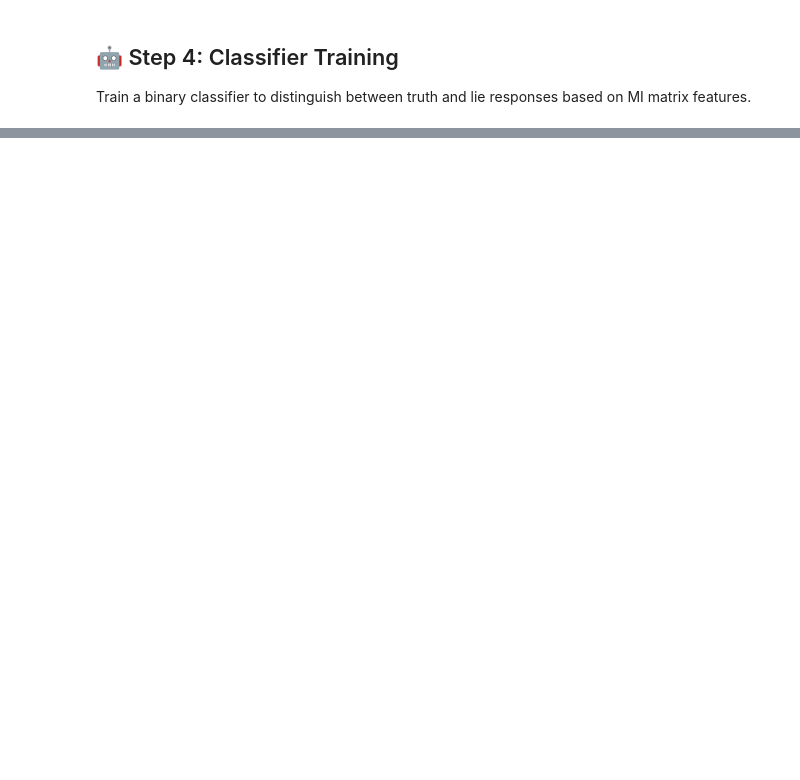
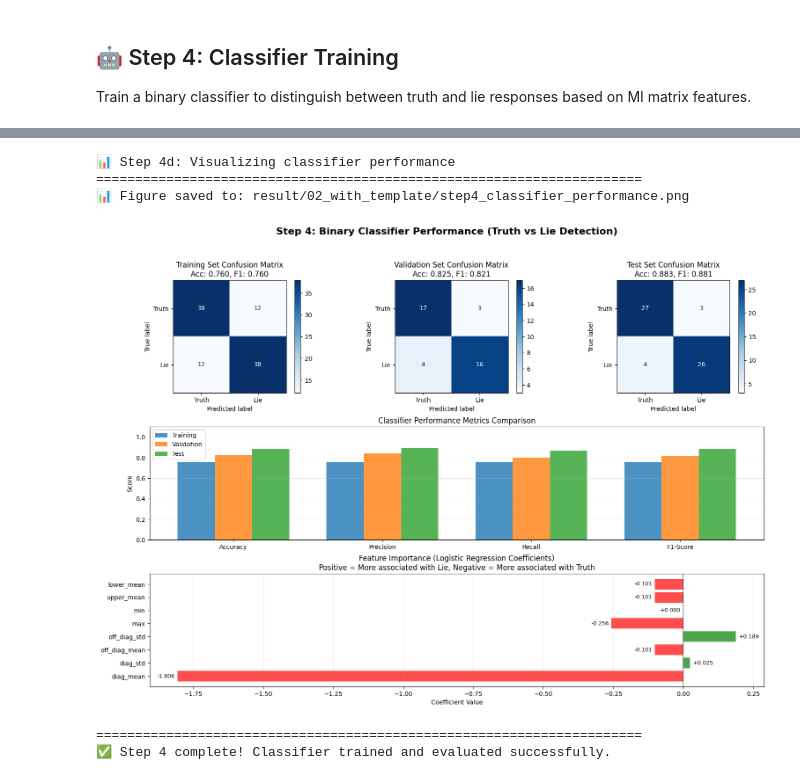
Before and after one commit to HireTheHero/PhiMesaSI, a Jupyter notebook: notebook/qwen3_info_detection.ipynb, the cells around one changed output, grey strips where cells are left out. Saved outputs shown, nothing was run; the diff lists cells and outputs as text; code cells hidden in the pictures; blank space fills up the shorter version.

```diff
--- a/notebook/qwen3_info_detection.ipynb
+++ b/notebook/qwen3_info_detection.ipynb
@@ -240,7 +240,7 @@ TEMPERATURE = 0.8  # Controls randomness (0.7-1.0 is typical)
 TOP_P = 0.9        # Nucleus sampling threshold
 
 BATCH_SIZE = 5  # Number of prompts to process simultaneously
-PROMPT_MODE = "01_without_template"  # Options: "01_without_template", "02_with_template", "03_thinking"
+PROMPT_MODE = "02_with_template"  # Options: "01_without_template", "02_with_template", "03_thinking"
 
 # Set max_new_tokens based on PROMPT_MODE
 if PROMPT_MODE == "03_thinking":
@@ -415,0 +434,13 @@ print(f"   - Probabilistic sampling enabled (temperature={TEMPERATURE}, top_p={T
+# %%
+# save collected data to disk for future analysis
+## all_responses
+import pickle
+data_save_path = os.path.join(export_dir, PROMPT_MODE, "collected_data.pkl")
+os.makedirs(os.path.dirname(data_save_path), exist_ok=True)
+with open(data_save_path, "wb") as f:
+    pickle.dump({
+        "all_responses": all_responses,
+        "all_hidden_states": all_hidden_states,
+        "all_mi_matrices": all_mi_matrices
+    }, f)
+print(f"💾 Collected data saved to: {data_save_path}")
@@ -1208,35 +1470,42 @@ ax_metrics.set_ylim([0, 1.1])
 ax_features = fig.add_subplot(gs[2, :])
 feature_names = ['diag_mean', 'diag_std', 'off_diag_mean', 'off_diag_std', 'max', 'min', 'upper_mean', 'lower_mean']
 coefficients = clf.coef_[0]
 colors = ['red' if c < 0 else 'green' for c in coefficients]
 
 bars = ax_features.barh(feature_names, coefficients, color=colors, alpha=0.7)
 ax_features.set_xlabel('Coefficient Value')
 ax_features.set_title('Feature Importance (Logistic Regression Coefficients)\nPositive = More associated with Lie, Negative = More associated with Truth')
 ax_features.axvline(0, color='black', linewidth=0.8, linestyle='--')
 ax_features.grid(axis='x', alpha=0.3)
 
 # Add coefficient values to bars
 for i, (bar, coef) in enumerate(zip(bars, coefficients)):
     ax_features.text(coef + (0.01 if coef > 0 else -0.01), bar.get_y() + bar.get_height()/2,
                      f'{coef:+.3f}',
                      ha='left' if coef > 0 else 'right',
                      va='center',
                      fontsize=9)
 
 plt.suptitle('Step 4: Binary Classifier Performance (Truth vs Lie Detection)',
              fontsize=16, fontweight='bold')
 
 # Save figure
-os.makedirs(export_dir, exist_ok=True)
-save_path = os.path.join(export_dir, 'step4_classifier_performance.png')
+os.makedirs(os.path.join(export_dir, PROMPT_MODE), exist_ok=True)
+save_path = os.path.join(export_dir, PROMPT_MODE, 'step4_classifier_performance.png')
 plt.savefig(save_path, dpi=300, bbox_inches='tight')
 print(f"📊 Figure saved to: {save_path}")
 
 plt.show()
 
 print("\n" + "=" * 70)
 print("✅ Step 4 complete! Classifier trained and evaluated successfully.")
+# %% [output]
+📊 Step 4d: Visualizing classifier performance
+======================================================================
+📊 Figure saved to: result/02_with_template/step4_classifier_performance.png
+[figure, added]
+======================================================================
+✅ Step 4 complete! Classifier trained and evaluated successfully.
 # %%
 # Step 4e: Per-object analysis on test set
 print("🔍 Step 4e: Analyzing classifier performance per test object")
```
Also changed, not shown: parts of 16 cells of this notebook, 1 other file.
